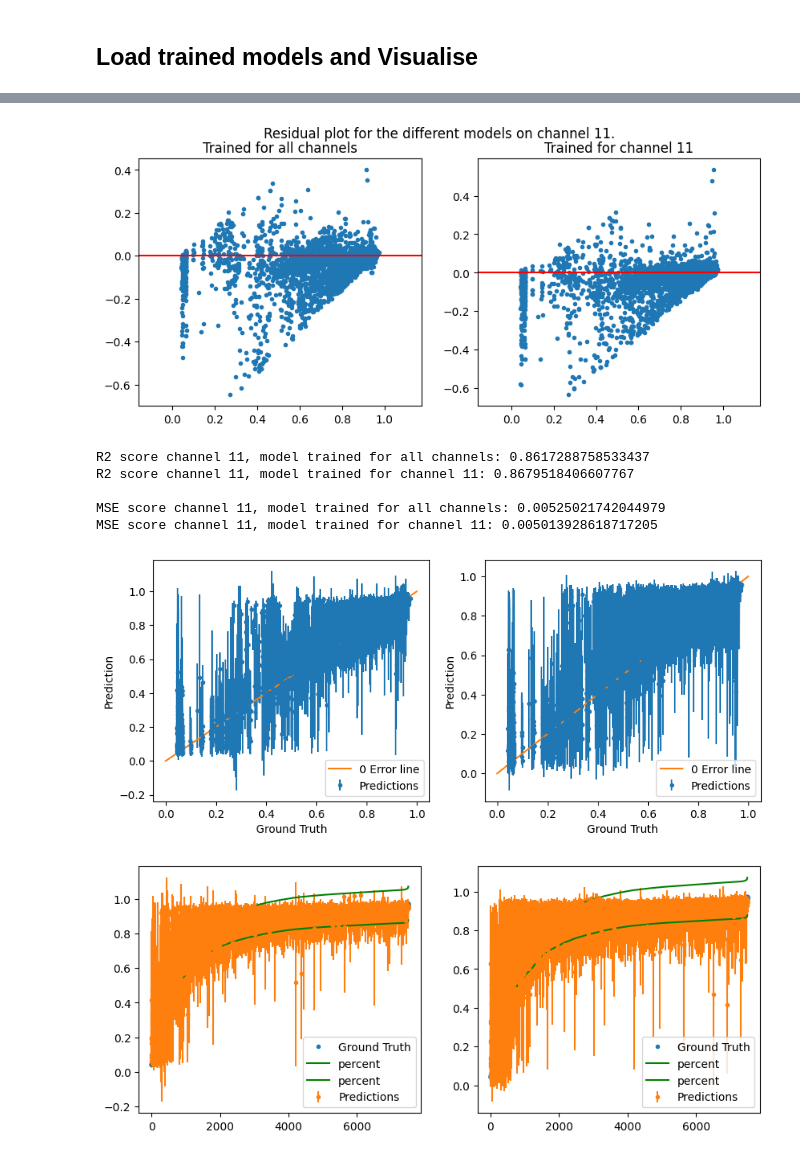
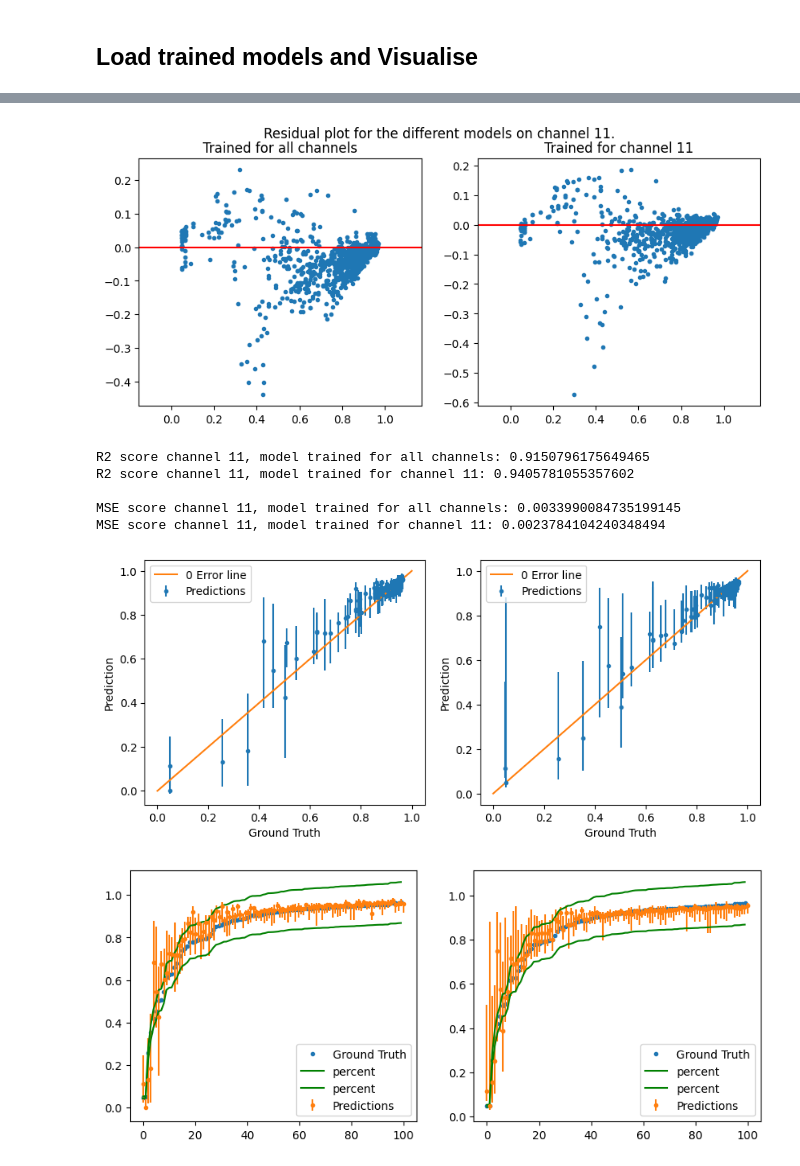
Before and after one commit to filipronn/SEEX30_Cloud_Fog, a Jupyter notebook: Cloud_rm/torch_qrnn_test_1_vs_all_channels.ipynb, the cells around one changed output, grey strips where cells are left out. Cells and saved outputs as stored; diff of their text form; code cells hidden in the pictures.

```diff
--- a/Cloud_rm/torch_qrnn_test_1_vs_all_channels.ipynb
+++ b/Cloud_rm/torch_qrnn_test_1_vs_all_channels.ipynb
@@ -200,6 +202,6 @@ ax[1].legend(['Training Loss','Validation Loss'])
 # %%
 cot_limit=True
-cot_limit_val=100
+cot_limit_val=3.6
 if cot_limit:
     df_test=df.iloc[X_test.index]
     X_test=df_test[df_test['COT']<cot_limit_val][X_labels]
@@ -252,7 +254,7 @@ ax[1].set_xlim((np.min(y_one)-0.2,np.max(y_one)+0.2))
 
 plt.show()
 # %% [output]
-[figure, old version]
+[figure, new version]
 # %%
 r2_all=r2_score(y_all,y_preds_all_11[:,1])
 r2_one=r2_score(y_one,y_preds_one[:,1])
@@ -265,13 +267,15 @@ print(" ")
 print("MSE score channel 11, model trained for all channels: "+str(mse_all))
 print("MSE score channel 11, model trained for channel 11: "+str(mse_one))
 # %% [output]
-R2 score channel 11, model trained for all channels: 0.8617288758533437
-R2 score channel 11, model trained for channel 11: 0.8679518406607767
+R2 score channel 11, model trained for all channels: 0.9150796175649465
+R2 score channel 11, model trained for channel 11: 0.9405781055357602
 
-MSE score channel 11, model trained for all channels: 0.00525021742044979
-MSE score channel 11, model trained for channel 11: 0.005013928618717205
+MSE score channel 11, model trained for all channels: 0.0033990084735199145
+MSE score channel 11, model trained for channel 11: 0.0023784104240348494
+# %%
+#samples=len(X_test)
+samples=100
 # %%
-samples=len(X_test)
 
 #Get ground truth y, all model
 y_all_samps=y_all[0:samples]
@@ -291,35 +295,36 @@ y_one_samps_sort=y_one_samps[sort_ind_one]
 y_pred_one_samps=y_preds_one[0:samples,:]
 y_pred_one_samps_sort=y_pred_one_samps[sort_ind,:]
 
 
 #plt.plot(y_plot_sort,'.')
 fig,ax=plt.subplots(nrows=1,ncols=2)
 ax[0].errorbar(x=y_all_samps_sort
              ,y=y_pred_all_samps_sort[:,1],
              yerr=[np.abs(y_pred_all_samps_sort[:,1]-y_pred_all_samps_sort[:,0]),
                    np.abs(y_pred_all_samps_sort[:,1]-y_pred_all_samps_sort[:,2])],
                     marker='.',fmt='.')
 #plt.plot(cloudy_sort,'.')
 line=np.linspace(0,1,100)
 ax[0].plot(line,line)
 ax[0].legend(['0 Error line','Predictions'])
 ax[0].set_xlabel("Ground Truth")
 ax[0].set_ylabel("Prediction")
 
 ax[1].errorbar(x=y_one_samps_sort
              ,y=y_pred_one_samps_sort[:,1],
              yerr=[np.abs(y_pred_one_samps_sort[:,1]-y_pred_one_samps_sort[:,0]),
                    np.abs(y_pred_one_samps_sort[:,1]-y_pred_one_samps_sort[:,2])],
                     marker='.',fmt='.')
 ax[1].plot(line,line)
 ax[1].legend(['0 Error line','Predictions'])
 ax[1].set_xlabel("Ground Truth")
 ax[1].set_ylabel("Prediction")
 
 plt.show()
 # %% [output]
-[figure, old version]
+[figure, new version]
 # %%
+
 fig,ax =plt.subplots(nrows=1,ncols=2)
 
 ax[0].plot(y_all_samps_sort,'.',label='Ground Truth')
@@ -349,4 +354,4 @@ ax[1].legend()
 #plt.legend(['Ground truth','Cloudy signal','prediction'])
 plt.show()
 # %% [output]
-[figure, old version]
+[figure, new version]
```
Also changed, not shown: parts of 11 cells of this notebook, 17 other files.
